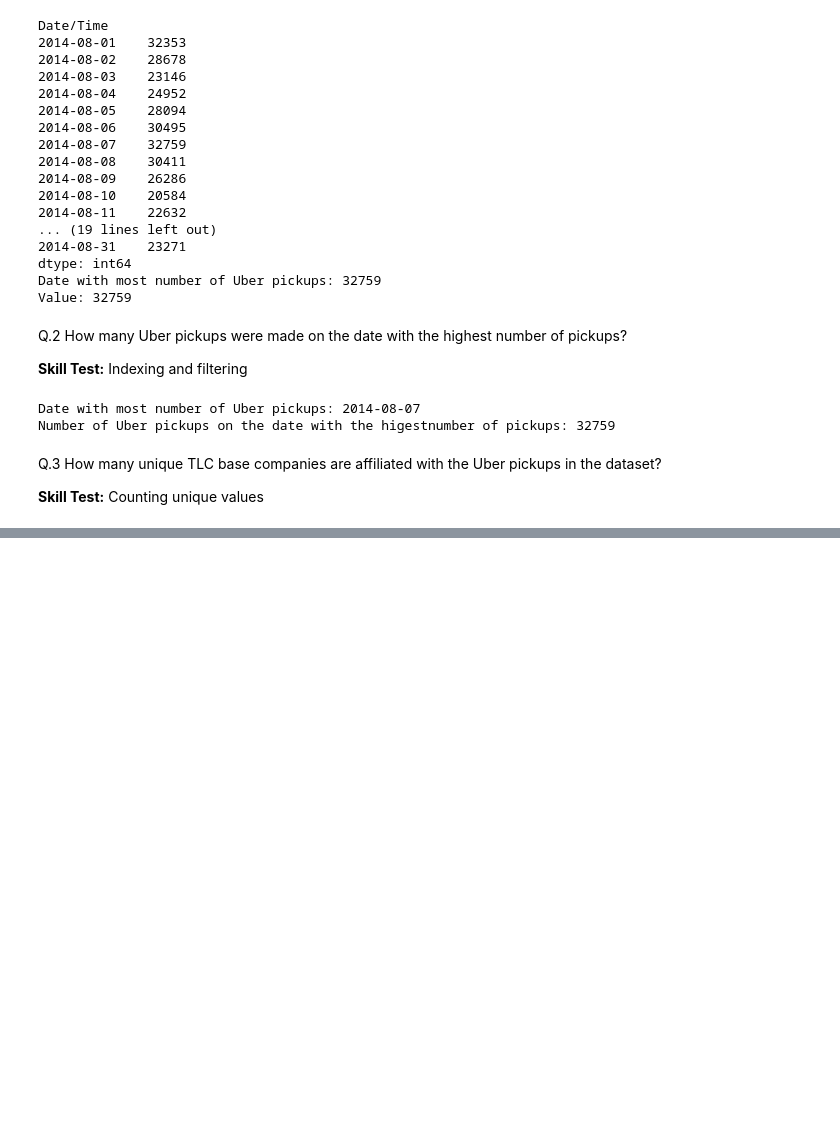
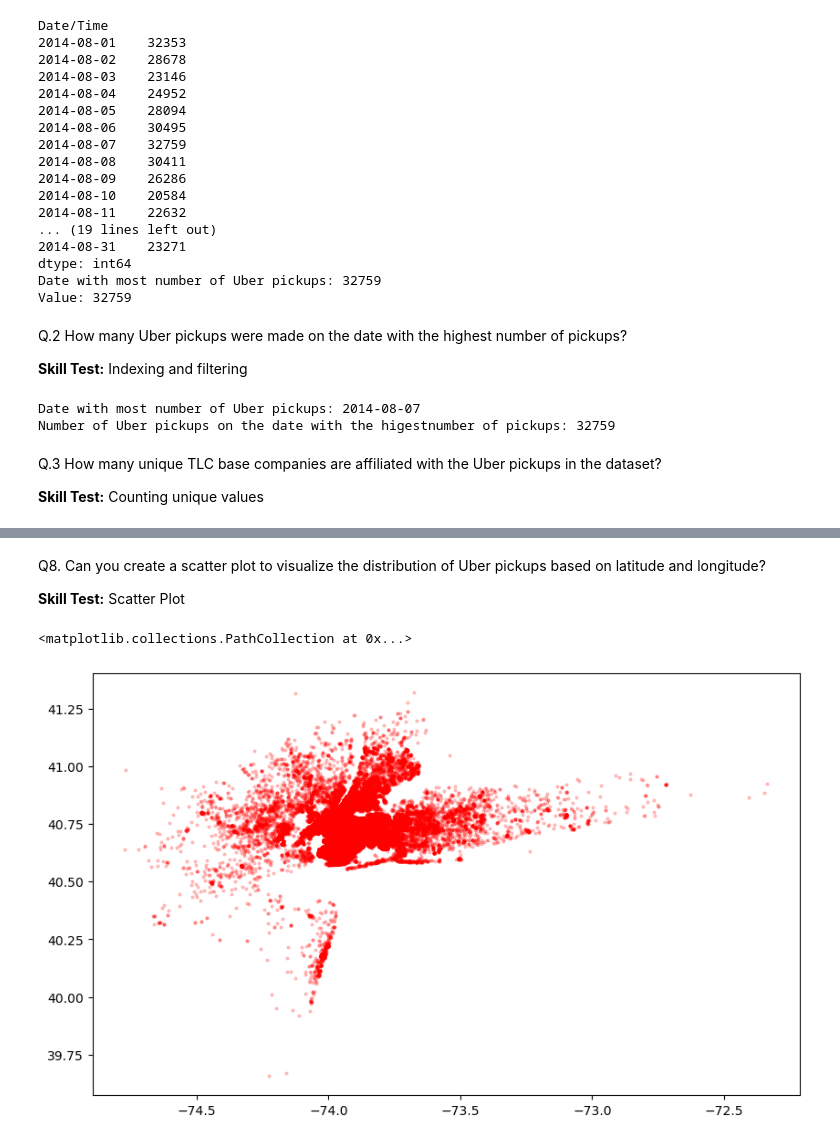
Before and after one commit to Joshu9747/NewtonsSchool_Uber, a Jupyter notebook: UBER PROJECT.ipynb, the cells around one changed output, grey strips where cells are left out. Cells and saved outputs as stored; diff of their text form; code cells hidden in the pictures; blank space fills up the shorter version.

```diff
--- a/UBER PROJECT.ipynb
+++ b/UBER PROJECT.ipynb
@@ -118,0 +231,11 @@ unique_companies = df[]
+# %% [markdown]
+Q8. Can you create a scatter plot to visualize the distribution of Uber pickups based on latitude and longitude?
+
+**Skill Test:** Scatter Plot
+# %%
+# Create a scatter plot to visualize the distribution of Uber pickups based on latitude and longitude
+plt.figure(figsize=(10,6))
+plt.scatter(df['Lon'],df['Lat'],s=4,alpha=0.2,color='red')
+# %% [output]
+<matplotlib.collections.PathCollection at 0x...>
+[figure, added]
```
Also changed, not shown: parts of 13 cells of this notebook.
